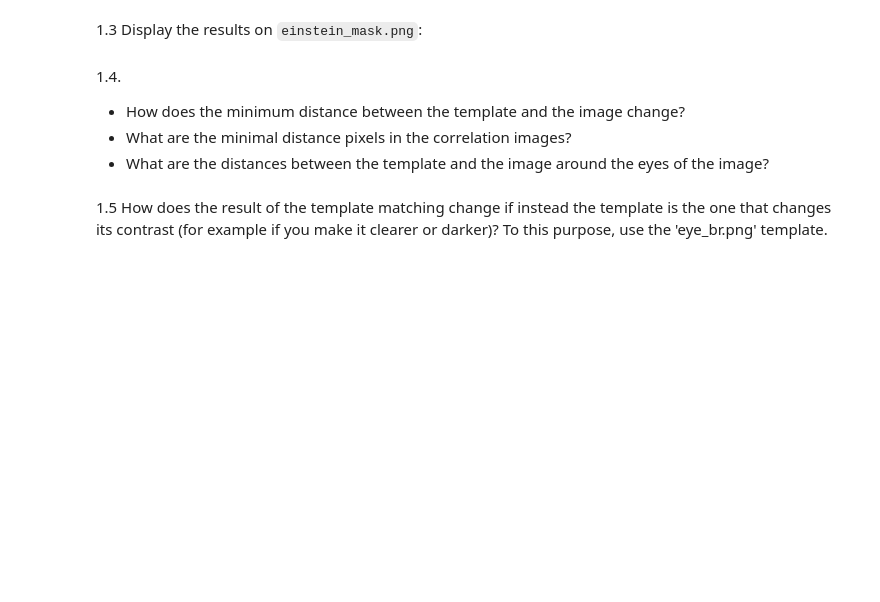
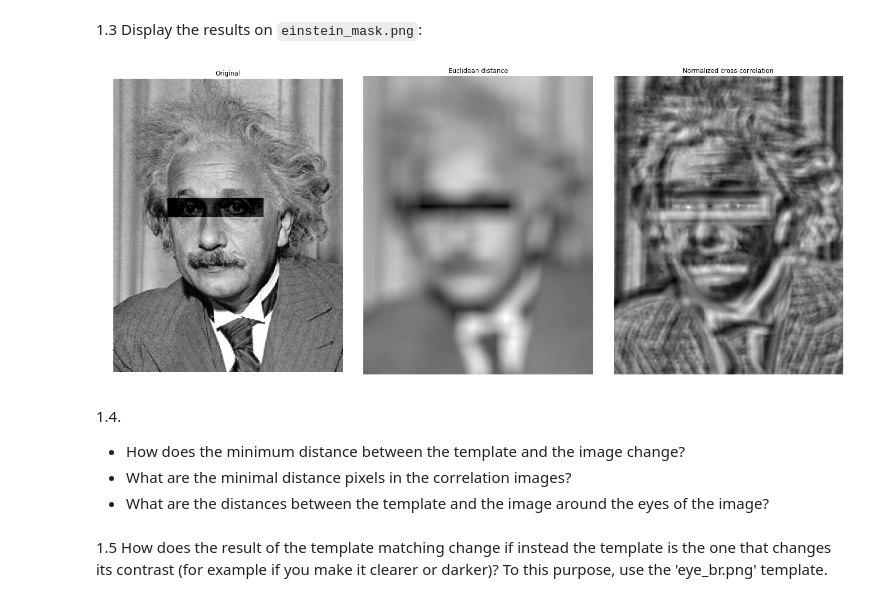
Before and after one commit to eduardgc22/VisioArtificial, a Jupyter notebook: P4_FranciscoDiazRuiz_EduardGranersCastellet/P4_FranciscoDiazRuiz_EduardGranersCastellet.ipynb, the cells around one changed output. Cells and saved outputs as stored; diff of their text form; code cells hidden in the pictures; blank space fills up the shorter version.

```diff
--- a/P4_FranciscoDiazRuiz_EduardGranersCastellet/P4_FranciscoDiazRuiz_EduardGranersCastellet.ipynb
+++ b/P4_FranciscoDiazRuiz_EduardGranersCastellet/P4_FranciscoDiazRuiz_EduardGranersCastellet.ipynb
@@ -126,5 +144,11 @@ Use titles of the figures to explain what is displayed.
 # %% [markdown]
 1.3 Display the results on `einstein_mask.png`:
+# %%
+einstein_mask = io.imread('images/einstein_mask.png', cmap='gray')
+
+temp_matching(einstein_mask,eye)
+# %% [output]
+[figure, added]
 # %% [markdown]
 1.4.
 * How does the minimum distance between the template and the image change?
```
Also changed, not shown: parts of 2 cells of this notebook.
